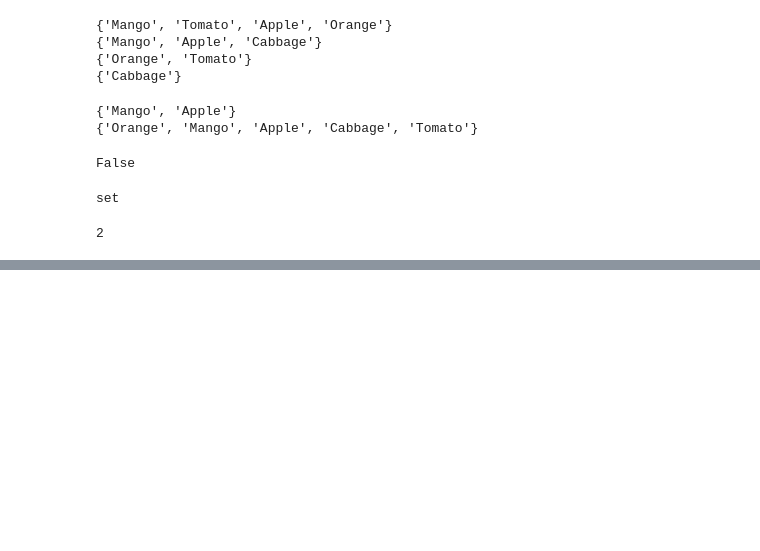
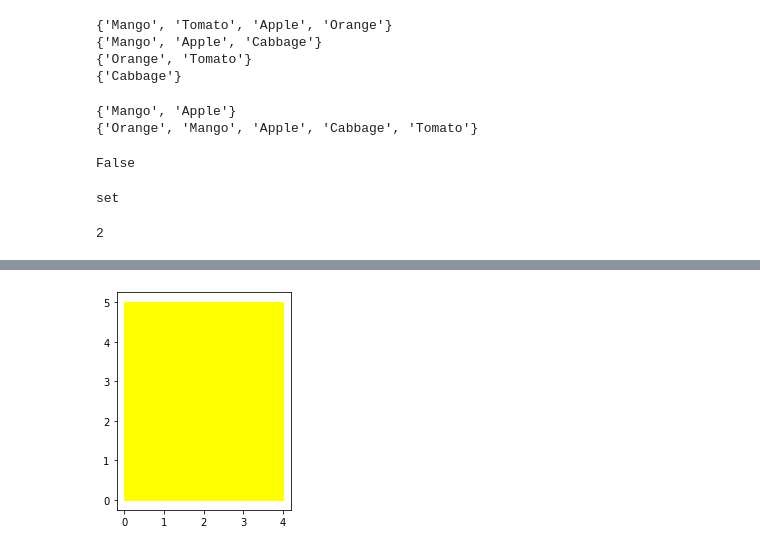
Before and after one commit to sultania-p/Data-Science, a Jupyter notebook: Coursera_IBM_data_science/Notebooks For Practise/0. Coursera_practise_shorthands.ipynb, the cells around one changed output, grey strips where cells are left out. Cells and saved outputs as stored; diff of their text form; code cells hidden in the pictures; blank space fills up the shorter version.

```diff
--- a/Coursera_IBM_data_science/Notebooks For Practise/0. Coursera_practise_shorthands.ipynb
+++ b/Coursera_IBM_data_science/Notebooks For Practise/0. Coursera_practise_shorthands.ipynb
@@ -297,0 +487,14 @@ len(('disco',10))
+# %%
+class circle(object):
+    def __init__(self, radius, color):
+        self.radius = radius;
+        self.color = color;
+    def addRadius(self, r):
+        self.radius = self.radius + r
+        return self.radius
+
+class Rectangle(object):
+    def __init__(self, height, width, color):
+        self.height = height;
+        self.width = width;
+        self.color = color;
@@ -297,0 +578,16 @@ len(('disco',10))
+# %%
+class Rectangle(object):
+    def __init__(self, height, width, color):
+        self.height = height;
+        self.width = width;
+        self.color = color;
+
+    def drawRectangle(self):
+        plt.gca().add_patch(plt.Rectangle((0,0), width=self.width, height=self.height, color= self.color))
+        plt.axis('scaled')
+        plt.show()
+# %%
+yellowRectangle = Rectangle(5, 4, "Yellow")
+yellowRectangle.drawRectangle()
+# %% [output]
+[figure, added]
```
Also changed, not shown: parts of 31 cells of this notebook.
